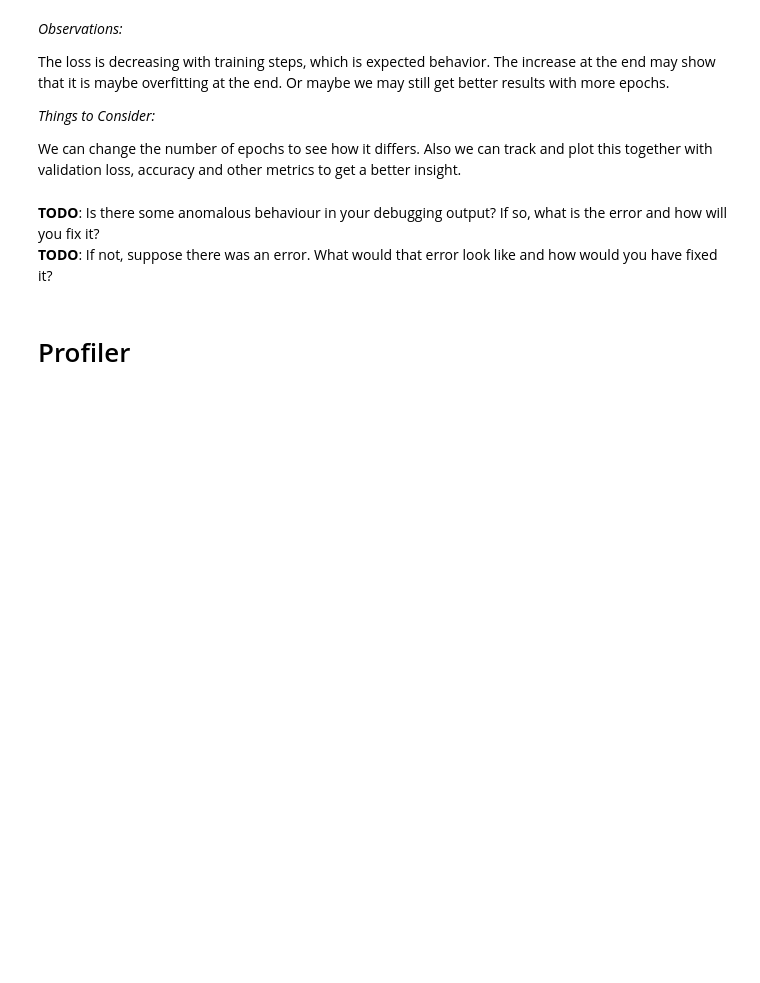
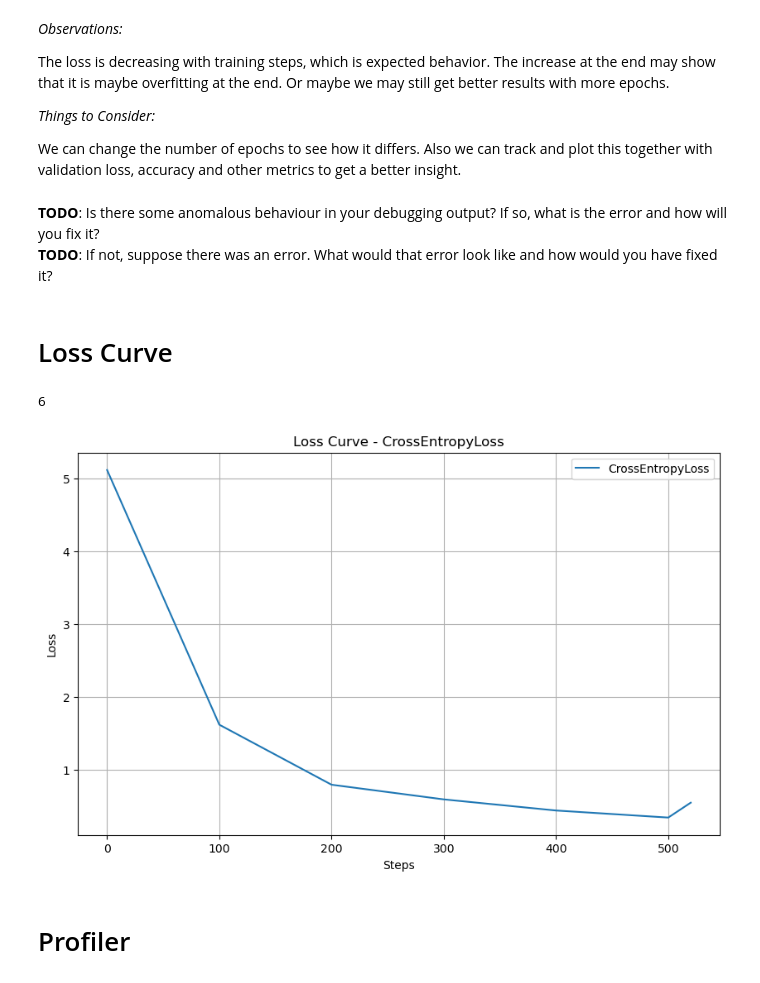
Before and after one commit to busraoguzoglu/Image-Classification-Using-AWS-Sagemaker, a Jupyter notebook: train_and_deploy.ipynb, the cells around one changed output. Cells and saved outputs as stored; diff of their text form; code cells hidden in the pictures; blank space fills up the shorter version.

```diff
--- a/train_and_deploy.ipynb
+++ b/train_and_deploy.ipynb
@@ -422,6 +422,34 @@ We can change the number of epochs to see how it differs. Also we can track and
 # %% [markdown]
 **TODO**: Is there some anomalous behaviour in your debugging output? If so, what is the error and how will you fix it?
 **TODO**: If not, suppose there was an error. What would that error look like and how would you have fixed it?
+# %% [markdown]
+# Loss Curve
+# %%
+from smdebug.core.modes import ModeKeys
+len(trial.tensor("CrossEntropyLoss_output_0").steps(mode=ModeKeys.TRAIN))
+# %% [output]
+6
+# %%
+import matplotlib.pyplot as plt
+
+# Retrieve the tensor for loss
+tensor_name = 'CrossEntropyLoss_output_0'
+
+# Extract the steps and values for the loss tensor
+steps = trial.tensor(tensor_name).steps()
+loss_values = [trial.tensor(tensor_name).value(step) for step in steps]
+
+# Plot the loss curve
+plt.figure(figsize=(10, 6))
+plt.plot(steps, loss_values, label="CrossEntropyLoss")
+plt.xlabel('Steps')
+plt.ylabel('Loss')
+plt.title('Loss Curve - CrossEntropyLoss')
+plt.legend()
+plt.grid(True)
+plt.show()
+# %% [output]
+[figure, added]
 # %% [markdown]
 # Profiler
 # %%
```
Also changed, not shown: parts of 9 cells of this notebook.
